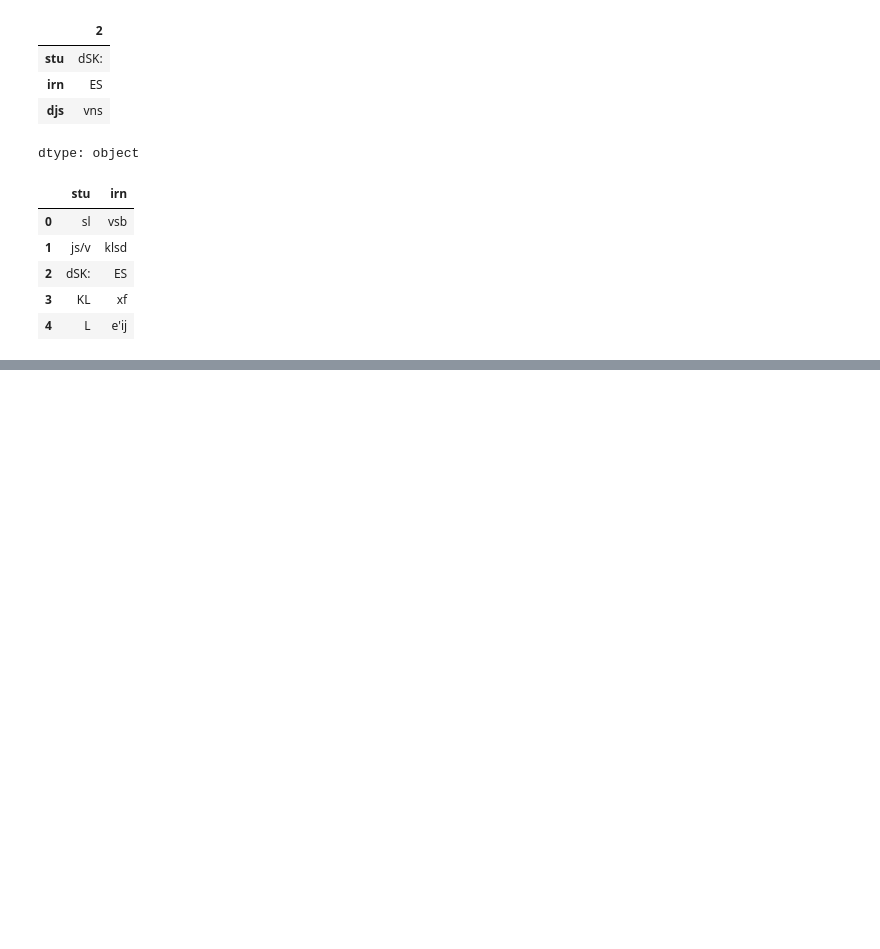
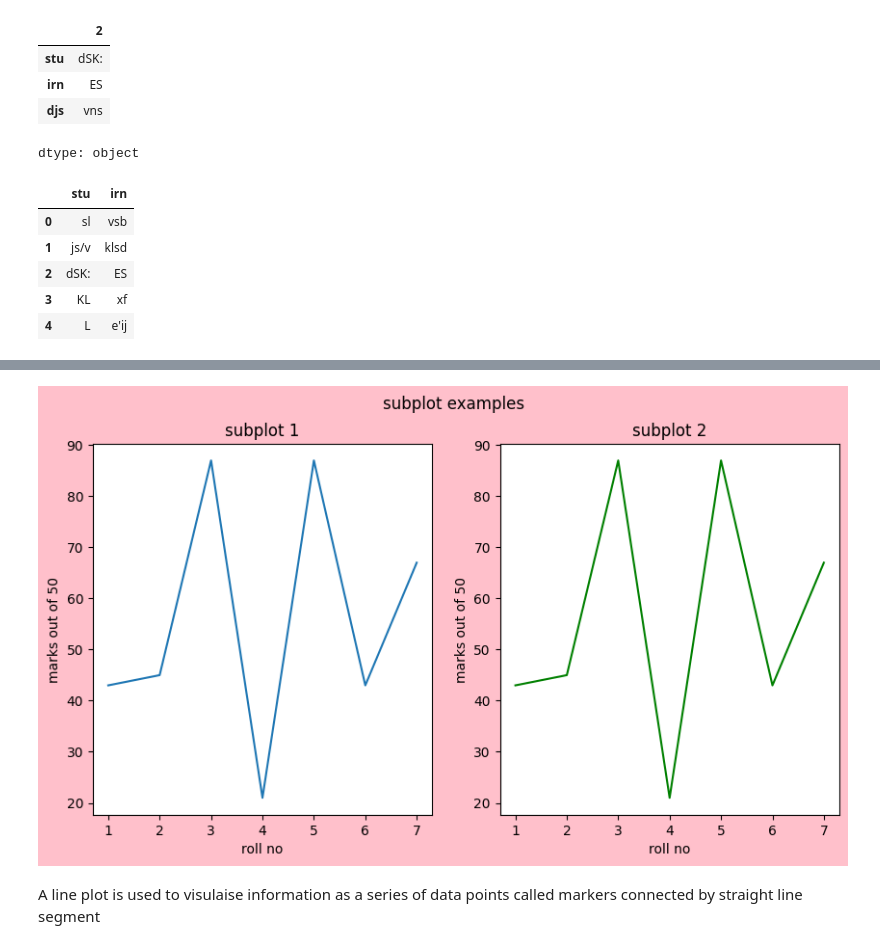
Before and after one commit to suryadwd/EXPRESSOR, a Jupyter notebook: Welcome_To_Colab.ipynb, the cells around one changed output, grey strips where cells are left out. Drawn from its saved outputs; the diff is of its cells as text; code cells hidden in the pictures; blank space fills up the shorter version.

```diff
--- a/Welcome_To_Colab.ipynb
+++ b/Welcome_To_Colab.ipynb
@@ -412,0 +437,17 @@ df[["stu","irn"]]
+# %%
+fig,(ax1, ax2) = plt.subplots(1,2, figsize=(10,5), facecolor="pink",edgecolor = "b")
+fig.suptitle("subplot examples")
+ax1.plot([1,2,3,4,5,6,7],[43, 45,87,21,87,43,67])
+ax1.set_title("subplot 1")
+ax1.set_xlabel('roll no')
+ax1.set_ylabel('marks out of 50')
+
+ax2.plot([1,2,3,4,5,6,7],[43, 45,87,21,87,43,67], color = 'g')
+ax2.set_title("subplot 2")
+ax2.set_xlabel('roll no')
+ax2.set_ylabel('marks out of 50')
+plt.show()
+# %% [output]
+[figure, added]
+# %% [markdown]
+A line plot is used to visulaise information as a series of data points called markers connected by straight line segment
```
Also changed, not shown: parts of 13 cells of this notebook.
